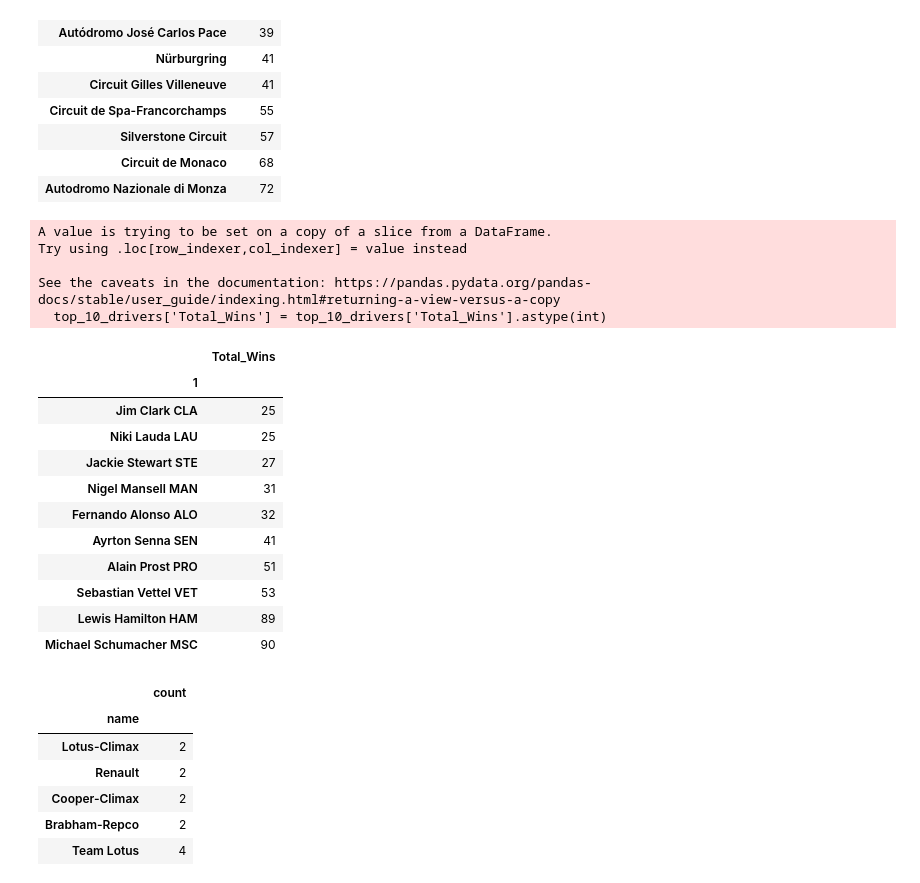
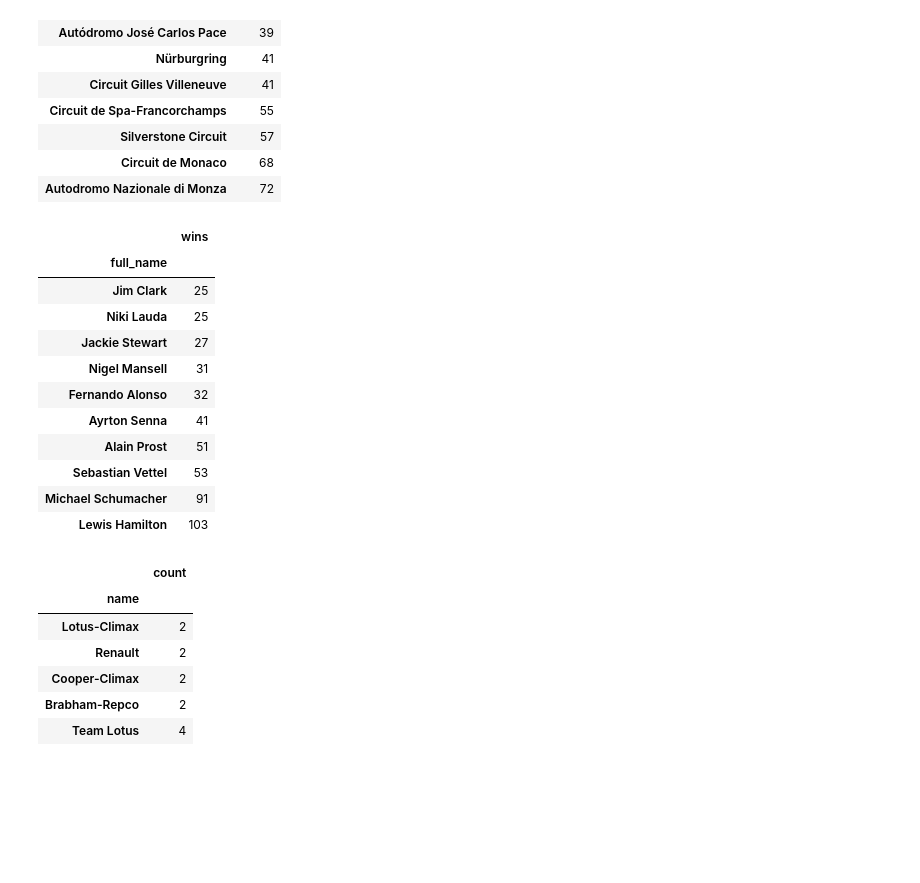
Before and after one commit to halabi93/Formula1-Dashboard, a Jupyter notebook: dftransform.ipynb, the cells around one changed output. Saved outputs shown, nothing was run; the diff lists cells and outputs as text; code cells hidden in the pictures; blank space fills up the shorter version.

```diff
--- a/dftransform.ipynb
+++ b/dftransform.ipynb
@@ -294,34 +274,35 @@ top_15_circuits
 # %%
 #Run SQL query to find total wins
 topwinners_df = pd.read_sql(
-   'SELECT  \"1\", COUNT ( \"1\") AS \"Total_Wins\" FROM \"all_races\"GROUP BY \"1\" ORDER BY \"Total_Wins\"' ,
-
+   "SELECT CONCAT(d.first_name, ' ', d.last_name) AS full_name, COUNT(CONCAT(d.first_name, ' ', d.last_name)) AS wins \
+        FROM results AS r \
+            JOIN drivers AS d \
+                ON r.driver_id=d.driver_id \
+                    JOIN races \
+                        ON races.race_id=r.race_id \
+                            WHERE position = 1 \
+                                GROUP BY full_name \
+                                    ORDER BY wins" ,
     engine
 )
 
 # Getting first 3 rows from df
 top_10_drivers = topwinners_df.iloc[len(topwinners_df)-10:]
-top_10_drivers['Total_Wins'] = top_10_drivers['Total_Wins'].astype(int)
-top_10_drivers.set_index('1', inplace=True)
+top_10_drivers.set_index("full_name", inplace=True)
 top_10_drivers
 # %% [output]
-A value is trying to be set on a copy of a slice from a DataFrame.
-Try using .loc[row_indexer,col_indexer] = value instead
-
-See the caveats in the documentation: https://pandas.pydata.org/pandas-docs/stable/user_guide/indexing.html#returning-a-view-versus-a-copy
-  top_10_drivers['Total_Wins'] = top_10_drivers['Total_Wins'].astype(int)
-|  | Total_Wins |
-| 1 |  |
-| Jim Clark CLA | 25 |
-| Niki Lauda LAU | 25 |
-| Jackie Stewart STE | 27 |
-| Nigel Mansell MAN | 31 |
-| Fernando Alonso ALO | 32 |
-| Ayrton Senna SEN | 41 |
-| Alain Prost PRO | 51 |
-| Sebastian Vettel VET | 53 |
-| Lewis Hamilton HAM | 89 |
-| Michael Schumacher MSC | 90 |
+|  | wins |
+| full_name |  |
+| Jim Clark | 25 |
+| Niki Lauda | 25 |
+| Jackie Stewart | 27 |
+| Nigel Mansell | 31 |
+| Fernando Alonso | 32 |
+| Ayrton Senna | 41 |
+| Alain Prost | 51 |
+| Sebastian Vettel | 53 |
+| Michael Schumacher | 91 |
+| Lewis Hamilton | 103 |
 # %%
 #Run SQL query to find total wins
 driver_champs_df = pd.read_sql(
```
Also changed, not shown: parts of 4 cells of this notebook, 4 other files.
